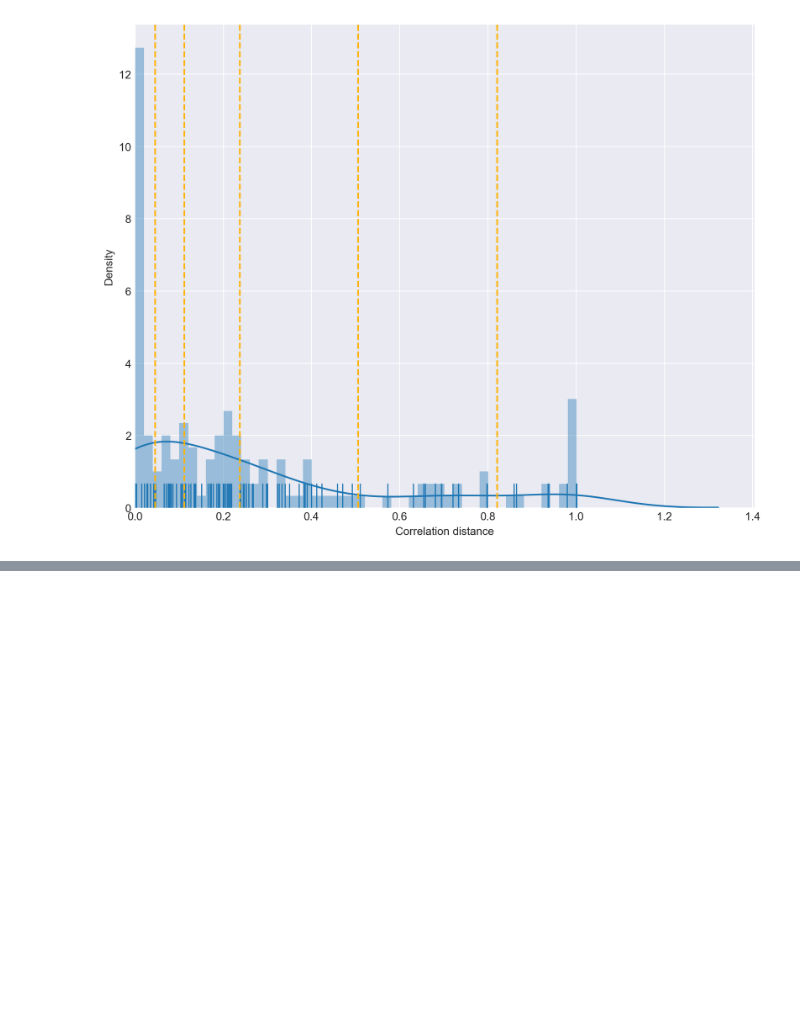
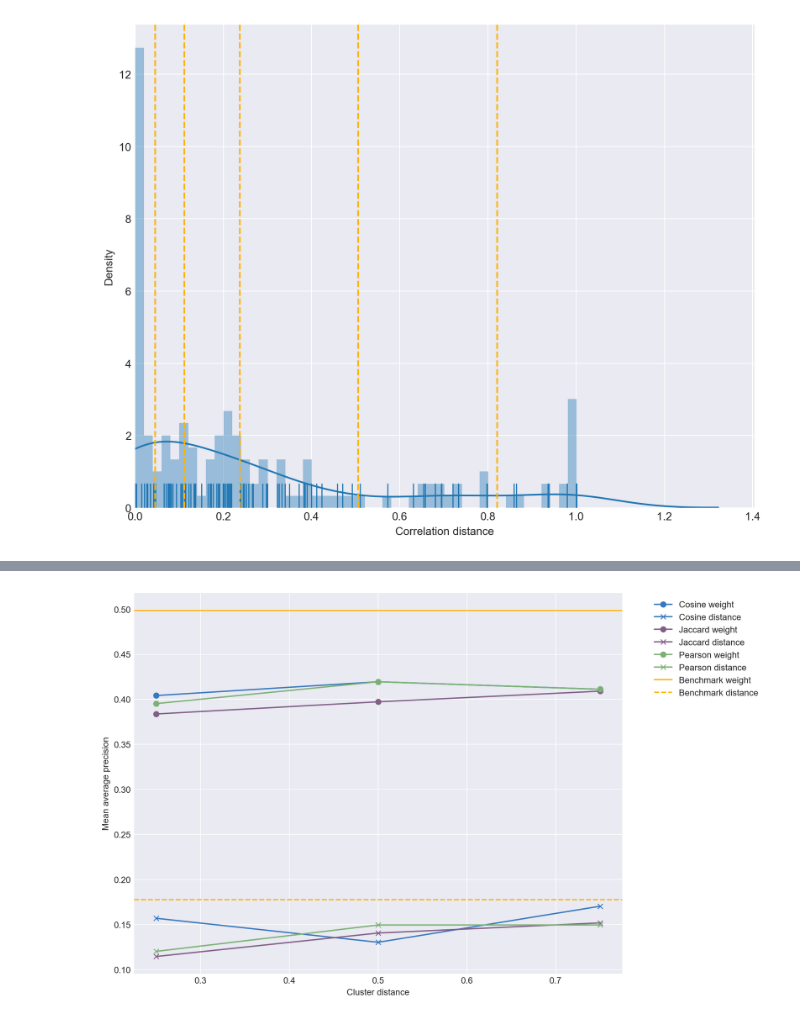
Before and after one commit to Kevinkeya/ThesisPlot, a Jupyter notebook: Plot.ipynb, the cells around one changed output, grey strips where cells are left out. Cells and saved outputs as stored; diff of their text form; code cells hidden in the pictures; blank space fills up the shorter version.

Commit message:
More plotting

```diff
--- a/Plot.ipynb
+++ b/Plot.ipynb
@@ -2,6 +2,9 @@
 import seaborn as sns
 import matplotlib.pyplot as plt
 import numpy as np
+three_distance_metric___list =["cosine", "jaccard","pearson"]
+sns_three_color = ["windows blue","dusty purple","faded green"]
+sns_palette = [sns.xkcd_rgb[color__] for color__ in sns_three_color]
 # %%
 # EFFORT reduction
 benchmark_reduction = 0.2099047619
@@ -334,0 +412,18 @@ plt.savefig("output/Recall_cluster_threshold.png",bbox_inches='tight',dpi=200)
+# %%
+plt.figure(figsize=(10,8), dpi=200)
+sns.set_style("darkgrid")
+
+for index in range(0,len(three_distance_metric___list)):
+    temp_MAP_weight = [item[index] for item in MAP_weight__constant]
+    temp_MAP_distance = [item[index] for item in MAP_distance__constant]
+    plt.plot(cluster_distance___, temp_MAP_weight,color=sns_palette[index], marker="o", label=three_distance_metric___list[index].title()+" weight")
+    plt.plot(cluster_distance___, temp_MAP_distance,color=sns_palette[index],marker="x", label=three_distance_metric___list[index].title()+" distance")
+
+plt.axhline(y=Benchmark_MAP_weight, color = sns.xkcd_rgb["amber"], linestyle='-', label="Benchmark weight")
+plt.axhline(y=Benchmark_MAP_distance, color = sns.xkcd_rgb["amber"], linestyle='--', label="Benchmark distance")
+plt.legend(bbox_to_anchor=(1.05, 1), loc=2)
+plt.ylabel('Mean average precision')
+plt.xlabel('Cluster distance')
+plt.savefig("output/MAP_cluster_constant_distance.png",bbox_inches='tight')
+# %% [output]
+[figure, added]
```
Also changed, not shown: parts of 12 cells of this notebook, 11 other files.
